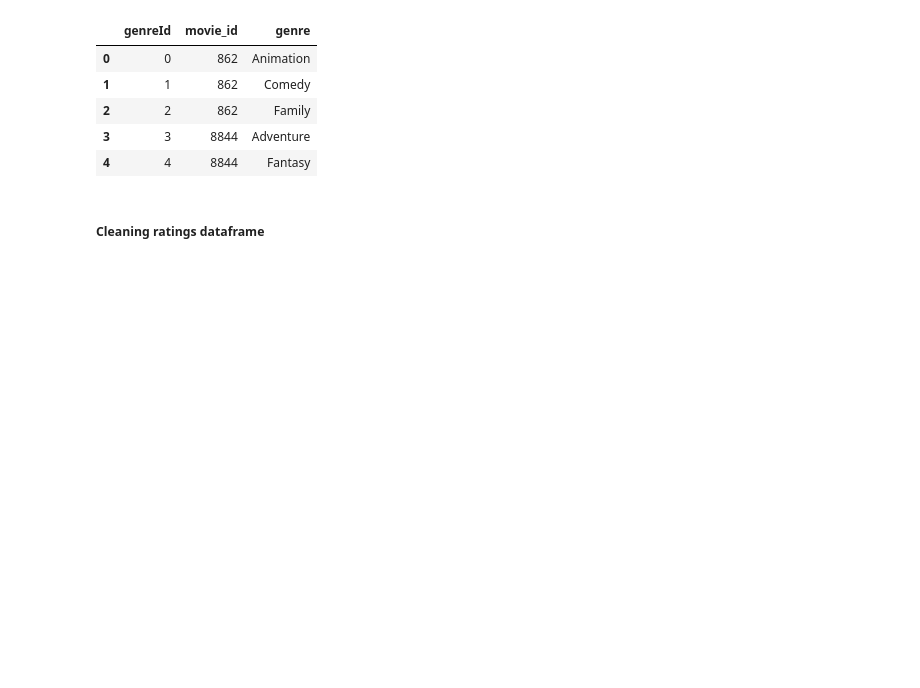
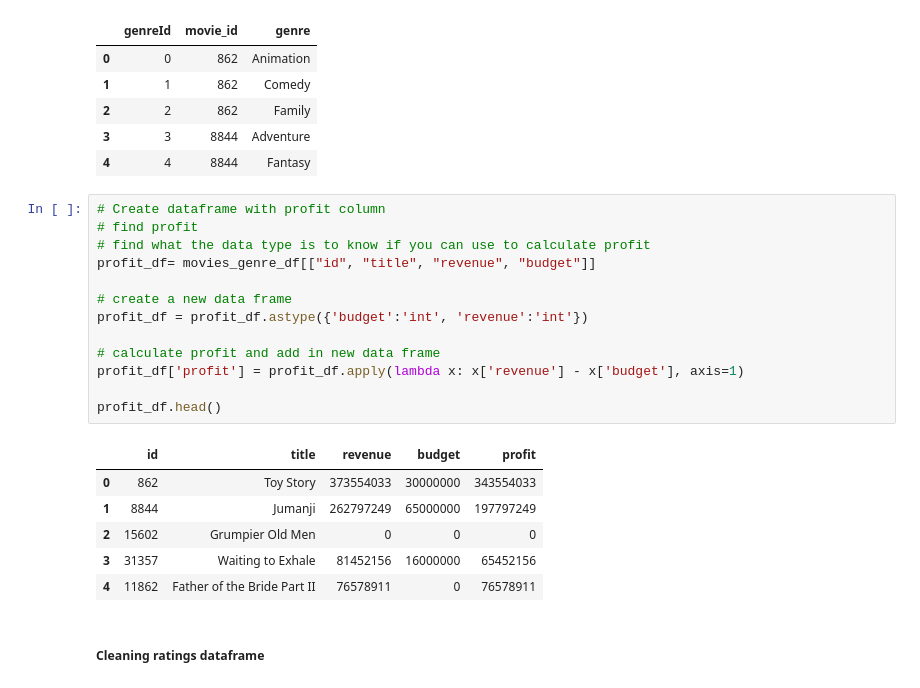
Before and after one commit to bsdutton/PROJECT2---ETL, a Jupyter notebook: ETL.ipynb, the cells around one changed output. Cells and saved outputs as stored; diff of their text form; blank space fills up the shorter version.

```diff
--- a/ETL_ali_yuntian_Vasanta.ipynb
+++ b/ETL.ipynb
@@ -153,6 +153,26 @@ genre_list_df.head()
 | 2 | 2 | 862 | Family |
 | 3 | 3 | 8844 | Adventure |
 | 4 | 4 | 8844 | Fantasy |
+# %%
+# Create dataframe with profit column
+# find profit
+# find what the data type is to know if you can use to calculate profit
+profit_df= movies_genre_df[["id", "title", "revenue", "budget"]]
+
+# create a new data frame
+profit_df = profit_df.astype({'budget':'int', 'revenue':'int'})
+
+# calculate profit and add in new data frame
+profit_df['profit'] = profit_df.apply(lambda x: x['revenue'] - x['budget'], axis=1)
+
+profit_df.head()
+# %% [output]
+|  | id | title | revenue | budget | profit |
+| 0 | 862 | Toy Story | 373554033 | 30000000 | 343554033 |
+| 1 | 8844 | Jumanji | 262797249 | 65000000 | 197797249 |
+| 2 | 15602 | Grumpier Old Men | 0 | 0 | 0 |
+| 3 | 31357 | Waiting to Exhale | 81452156 | 16000000 | 65452156 |
+| 4 | 11862 | Father of the Bride Part II | 76578911 | 0 | 76578911 |
 # %% [markdown]
 ##### Cleaning ratings dataframe
 # %%
```
Also changed, not shown: parts of 8 cells of this notebook, 1 other file.
